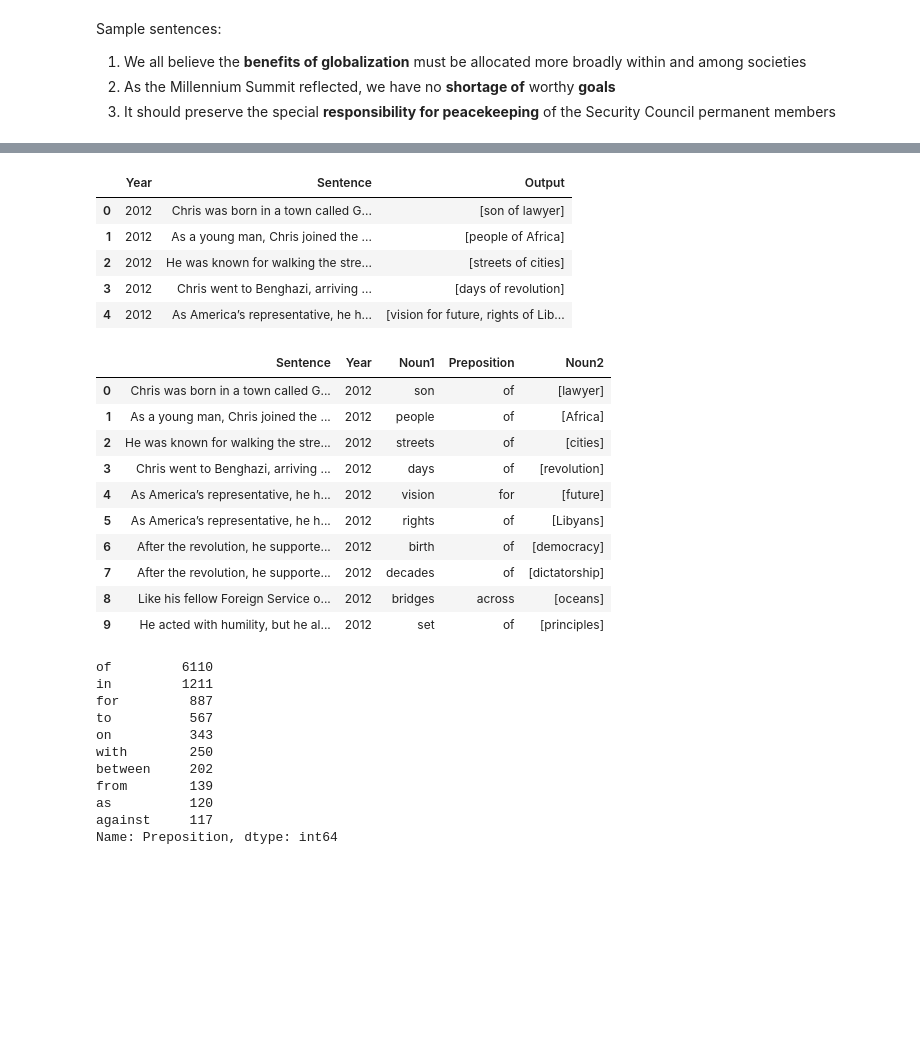
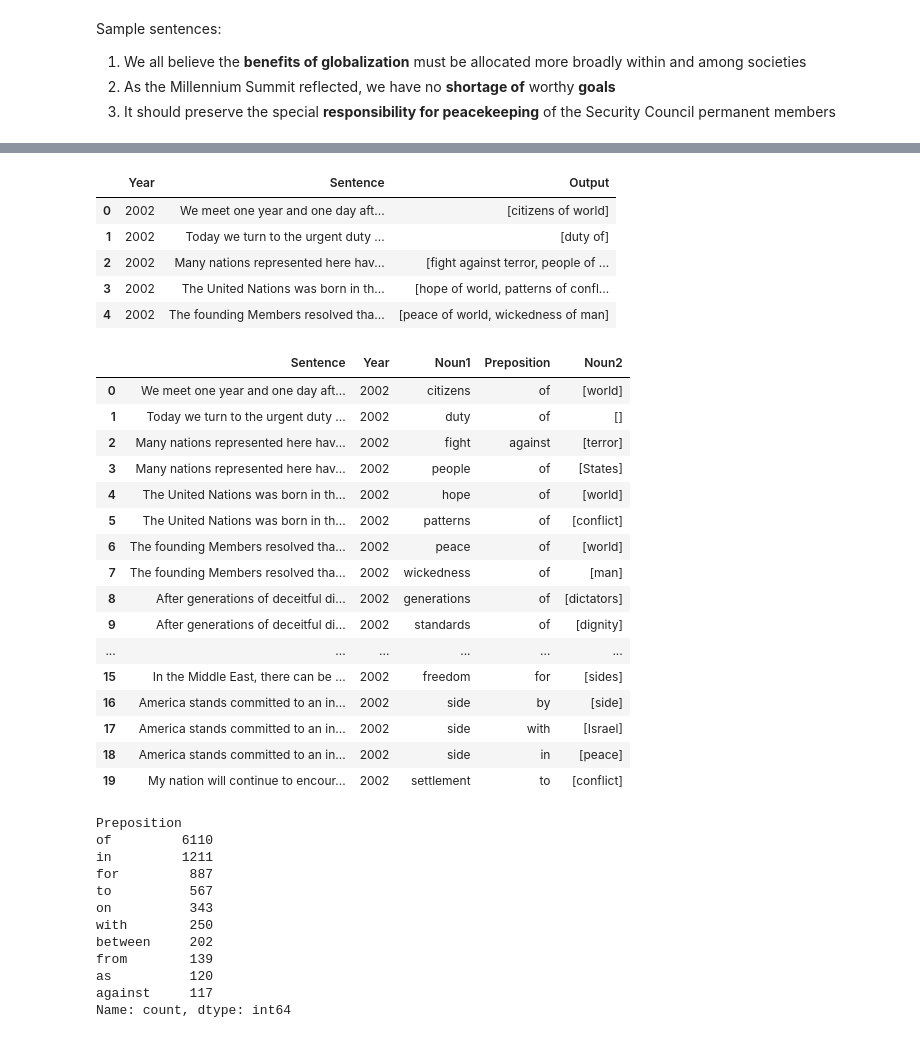
Before and after one commit to arutraj/.githubcl, a Jupyter notebook: Project_United_Nations_Debate_Analysis.ipynb, the cells around one changed output, grey strips where cells are left out. Saved outputs shown, nothing was run; the diff lists cells and outputs as text; code cells hidden in the pictures; blank space fills up the shorter version.

```diff
--- a/Project_United_Nations_Debate_Analysis.ipynb
+++ b/Project_United_Nations_Debate_Analysis.ipynb
@@ -1059,11 +1071,15 @@ df_rule.head()
 # %%
 # select non-empty outputs
-df_show = pd.DataFrame(columns=df_rule.columns)
+#df_show = pd.DataFrame(columns=df_rule.columns)
+df_show = []
 
 for row in range(len(df_rule)):
 
     if len(df_rule.loc[row,'Output'])!=0:
-        df_show = df_show.append(df_rule.loc[row,:])
+      df_show.append(df_rule.loc[row,:].to_frame().T)
+#      df_show.append(df_rule.loc[row,:], ignore_index=True)
+
 
 # reset the index
-df_show.reset_index(inplace = True, drop = True)
+#df_show.reset_index(inplace = True, drop = True)
+df_show = pd.concat(df_show, ignore_index=True)
@@ -1075,11 +1088,11 @@ Streaming output truncated to the last 5000 lines.
 df_show.head()
 # %% [output]
 |  | Year | Sentence | Output |
-| 0 | 2012 | Chris was born in a town called G... | [son of lawyer] |
-| 1 | 2012 | As a young man, Chris joined the ... | [people of Africa] |
-| 2 | 2012 | He was known for walking the stre... | [streets of cities] |
-| 3 | 2012 | Chris went to Benghazi, arriving ... | [days of revolution] |
-| 4 | 2012 | As America’s representative, he h... | [vision for future, rights of Lib... |
+| 0 | 2002 | ﻿We meet one year and one day aft... | [citizens of world] |
+| 1 | 2002 | Today we turn to the urgent duty ... | [duty of] |
+| 2 | 2002 | Many nations represented here hav... | [fight against terror, people of ... |
+| 3 | 2002 | The United Nations was born in th... | [hope of world, patterns of confl... |
+| 4 | 2002 | The founding Members resolved tha... | [peace of world, wickedness of man] |
 # %%
 # separate noun, preposition and noun
 
@@ -1117,23 +1130,30 @@ for i in range(len(df_show)):
 df_sep= pd.DataFrame(dis_list)
 # %%
 # first 10 rows
-df_sep.head(10)
+df_sep.head(20)
 # %% [output]
 |  | Sentence | Year | Noun1 | Preposition | Noun2 |
-| 0 | Chris was born in a town called G... | 2012 | son | of | [lawyer] |
-| 1 | As a young man, Chris joined the ... | 2012 | people | of | [Africa] |
-| 2 | He was known for walking the stre... | 2012 | streets | of | [cities] |
-| 3 | Chris went to Benghazi, arriving ... | 2012 | days | of | [revolution] |
-| 4 | As America’s representative, he h... | 2012 | vision | for | [future] |
-| 5 | As America’s representative, he h... | 2012 | rights | of | [Libyans] |
-| 6 | After the revolution, he supporte... | 2012 | birth | of | [democracy] |
-| 7 | After the revolution, he supporte... | 2012 | decades | of | [dictatorship] |
-| 8 | Like his fellow Foreign Service o... | 2012 | bridges | across | [oceans] |
-| 9 | He acted with humility, but he al... | 2012 | set | of | [principles] |
+| 0 | ﻿We meet one year and one day aft... | 2002 | citizens | of | [world] |
+| 1 | Today we turn to the urgent duty ... | 2002 | duty | of | [] |
+| 2 | Many nations represented here hav... | 2002 | fight | against | [terror] |
+| 3 | Many nations represented here hav... | 2002 | people | of | [States] |
+| 4 | The United Nations was born in th... | 2002 | hope | of | [world] |
+| 5 | The United Nations was born in th... | 2002 | patterns | of | [conflict] |
+| 6 | The founding Members resolved tha... | 2002 | peace | of | [world] |
+| 7 | The founding Members resolved tha... | 2002 | wickedness | of | [man] |
+| 8 | After generations of deceitful di... | 2002 | generations | of | [dictators] |
+| 9 | After generations of deceitful di... | 2002 | standards | of | [dignity] |
+| ... | ... | ... | ... | ... | ... |
+| 15 | In the Middle East, there can be ... | 2002 | freedom | for | [sides] |
+| 16 | America stands committed to an in... | 2002 | side | by | [side] |
+| 17 | America stands committed to an in... | 2002 | side | with | [Israel] |
+| 18 | America stands committed to an in... | 2002 | side | in | [peace] |
+| 19 | My nation will continue to encour... | 2002 | settlement | to | [conflict] |
 # %%
 # top 10 prepositions
 df_sep['Preposition'].value_counts()[:10]
 # %% [output]
+Preposition
 of         6110
 in         1211
 for         887
@@ -1144,7 +1164,7 @@ between     202
 from        139
 as          120
 against     117
-Name: Preposition, dtype: int64
+Name: count, dtype: int64
 # %%
 # selecting a preposition and looking at its patterns
 df_sep[df_sep['Preposition'] == 'against'].head(10)
```
Also changed, not shown: parts of 9 cells of this notebook.
